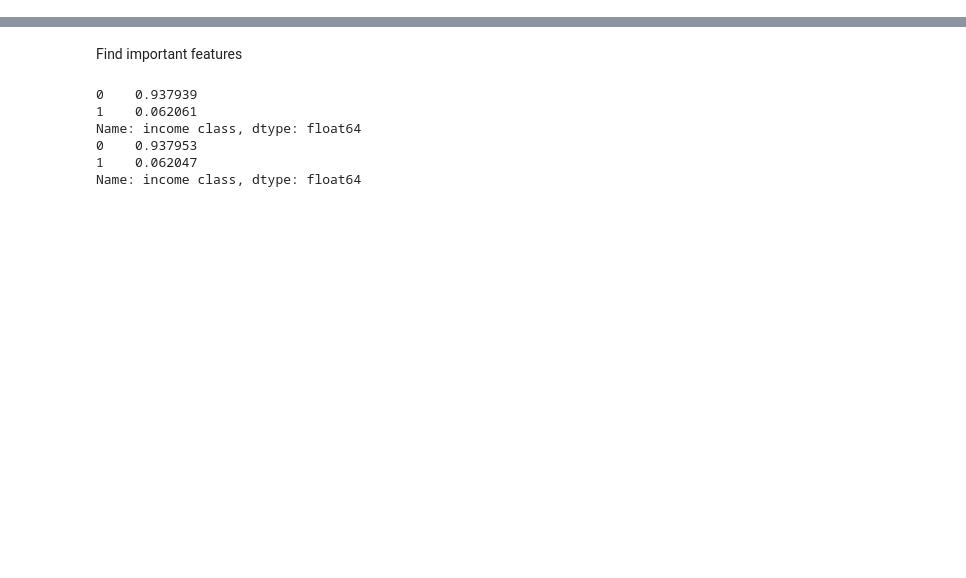
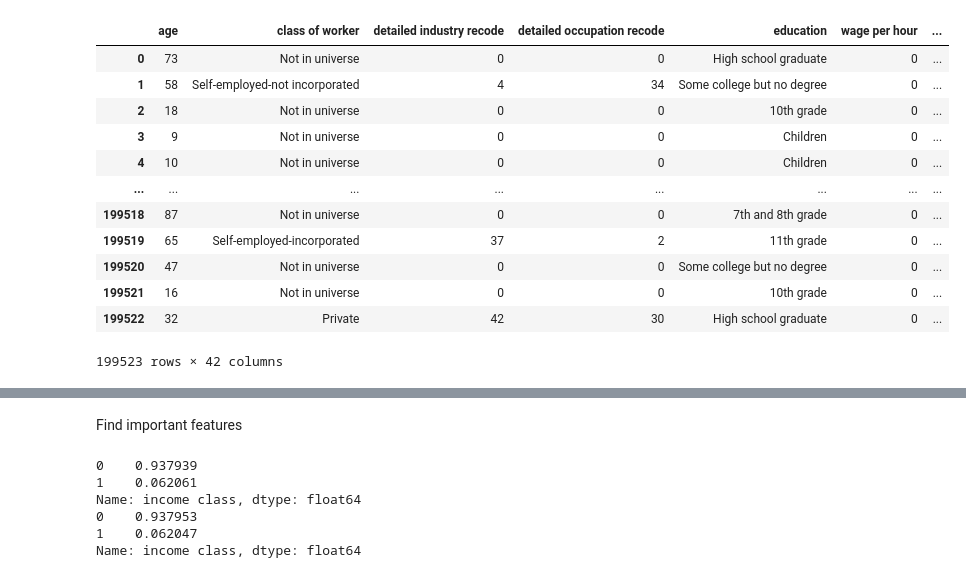
Before and after one commit to studorache/MLC, a Jupyter notebook: MLC.ipynb, the cells around one changed output, grey strips where cells are left out. Drawn from its saved outputs; the diff is of its cells as text; code cells hidden in the pictures; blank space fills up the shorter version.

```diff
--- a/MLC.ipynb
+++ b/MLC.ipynb
@@ -85,3 +87,20 @@ final_test_df.columns = col_names
 col_names.append('income class')
 #Append cols list to train panda
 initial_train_df.columns = col_names
+# %%
+train_df = initial_train_df.copy()
+train_df
+# %% [output]
+|  | age | class of worker | detailed industry recode | detailed occupation recode | education | wage per hour | ... |
+| 0 | 73 | Not in universe | 0 | 0 | High school graduate | 0 | ... |
+| 1 | 58 | Self-employed-not incorporated | 4 | 34 | Some college but no degree | 0 | ... |
+| 2 | 18 | Not in universe | 0 | 0 | 10th grade | 0 | ... |
+| 3 | 9 | Not in universe | 0 | 0 | Children | 0 | ... |
+| 4 | 10 | Not in universe | 0 | 0 | Children | 0 | ... |
+| ... | ... | ... | ... | ... | ... | ... | ... |
+| 199518 | 87 | Not in universe | 0 | 0 | 7th and 8th grade | 0 | ... |
+| 199519 | 65 | Self-employed-incorporated | 37 | 2 | 11th grade | 0 | ... |
+| 199520 | 47 | Not in universe | 0 | 0 | Some college but no degree | 0 | ... |
+| 199521 | 16 | Not in universe | 0 | 0 | 10th grade | 0 | ... |
+| 199522 | 32 | Private | 42 | 30 | High school graduate | 0 | ... |
+199523 rows × 42 columns
```
Also changed, not shown: parts of 13 cells of this notebook.
